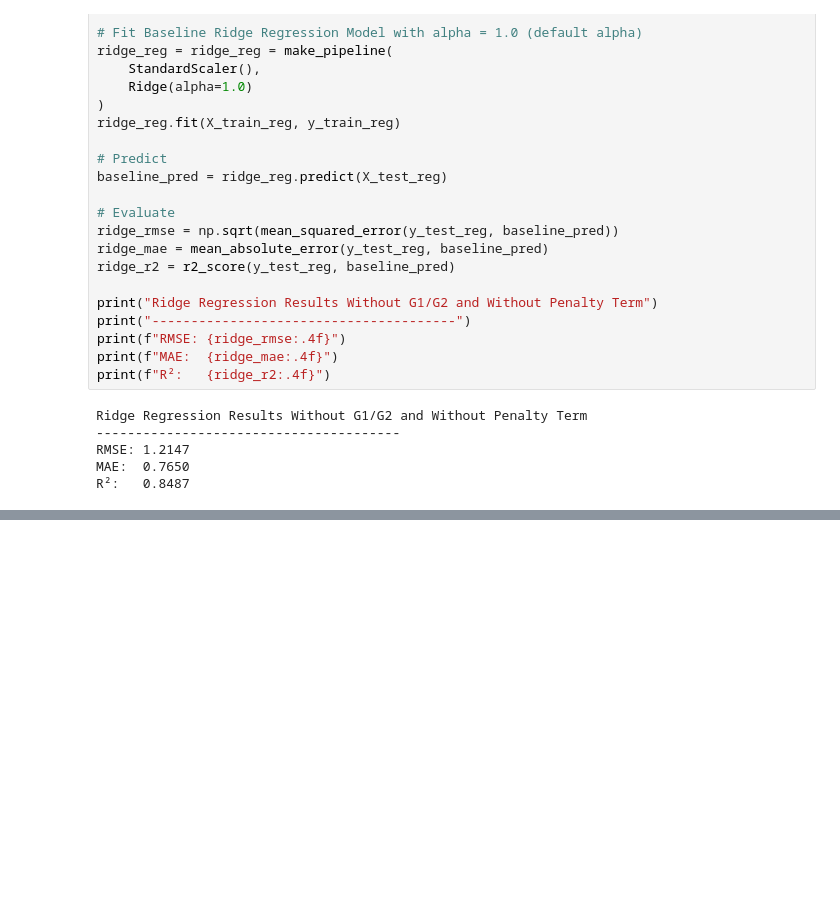
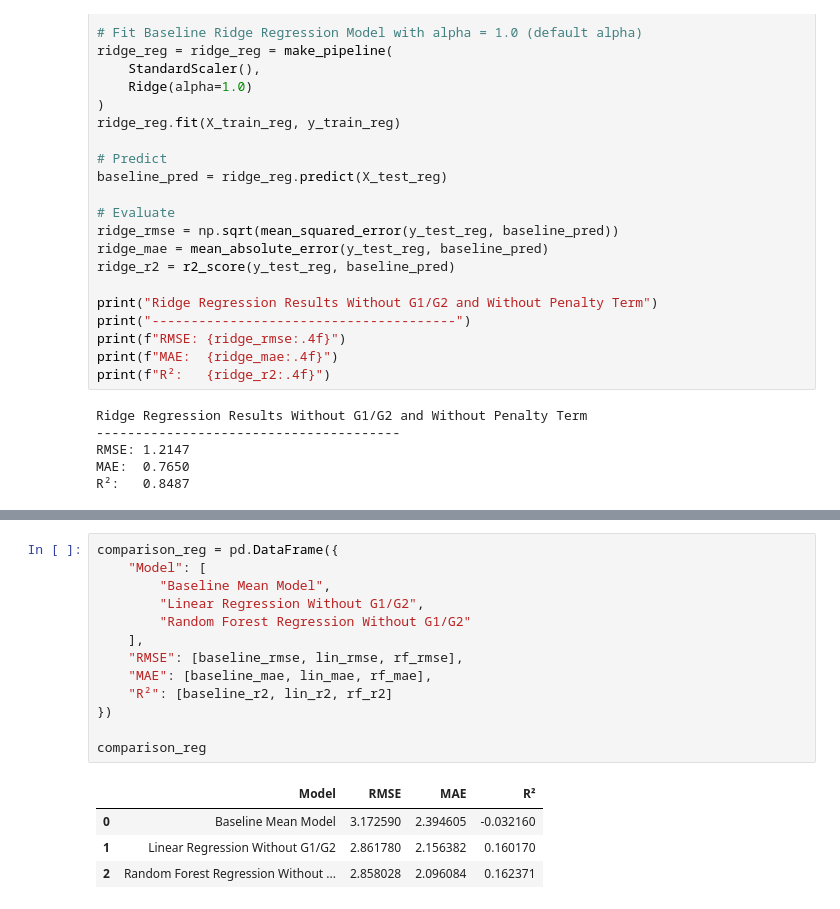
Before and after one commit to OctFog/Math-189-Project, a Jupyter notebook: student_performance.ipynb, the cells around one changed output, grey strips where cells are left out. Cells and saved outputs as stored; diff of their text form; blank space fills up the shorter version.

Commit message:
I added a random forest regression model

```diff
--- a/student_performance.ipynb
+++ b/student_performance.ipynb
@@ -805,0 +851,18 @@ plt.show()
+# %%
+comparison_reg = pd.DataFrame({
+    "Model": [
+        "Baseline Mean Model",
+        "Linear Regression Without G1/G2",
+        "Random Forest Regression Without G1/G2"
+    ],
+    "RMSE": [baseline_rmse, lin_rmse, rf_rmse],
+    "MAE": [baseline_mae, lin_mae, rf_mae],
+    "R²": [baseline_r2, lin_r2, rf_r2]
+})
+
+comparison_reg
+# %% [output]
+|  | Model | RMSE | MAE | R² |
+| 0 | Baseline Mean Model | 3.172590 | 2.394605 | -0.032160 |
+| 1 | Linear Regression Without G1/G2 | 2.861780 | 2.156382 | 0.160170 |
+| 2 | Random Forest Regression Without ... | 2.858028 | 2.096084 | 0.162371 |
```
Also changed, not shown: parts of 5 cells of this notebook.
